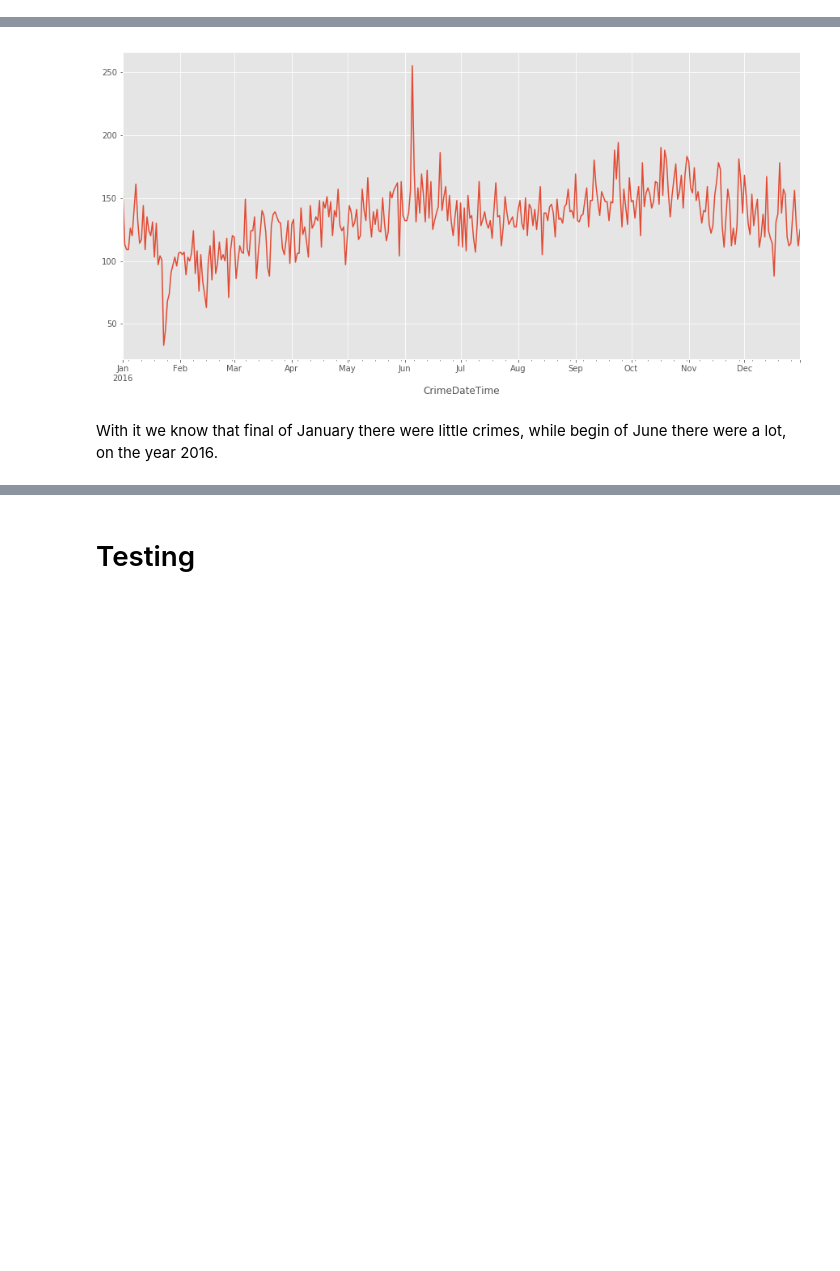
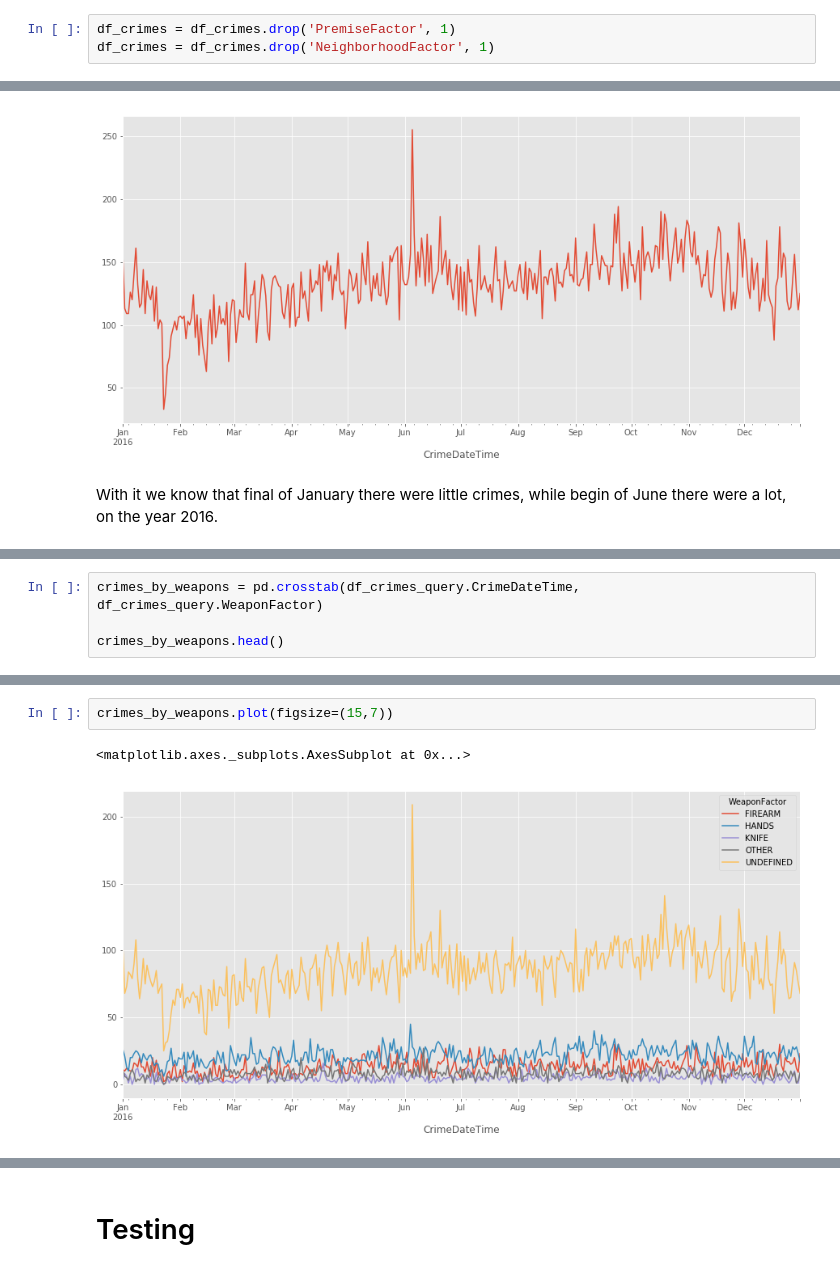
Before and after one commit to rmmariano/CAP386_intro_data_science, a Jupyter notebook: projeto/crimes_baltimore/crimes_baltimore.ipynb, the cells around one changed output, grey strips where cells are left out. Cells and saved outputs as stored; diff of their text form; blank space fills up the shorter version.

Commit message:
Time series by categories

```diff
--- a/projeto/crimes_baltimore/crimes_baltimore.ipynb
+++ b/projeto/crimes_baltimore/crimes_baltimore.ipynb
@@ -242,3 +244,6 @@ Categories (9, object): [CENTRAL, EASTERN, NORTHEASTERN, NORTHERN, ..., SOUTHEAS
+# %%
+df_crimes = df_crimes.drop('PremiseFactor', 1)
+df_crimes = df_crimes.drop('NeighborhoodFactor', 1)
 # %% [markdown]
 ## Convert the date in string to datetime
 # %% [markdown]
@@ -719,0 +733,4 @@ With it we know that final of January there were little crimes, while begin of J
+# %%
+crimes_by_weapons = pd.crosstab(df_crimes_query.CrimeDateTime, df_crimes_query.WeaponFactor)
+
+crimes_by_weapons.head()
@@ -719,0 +745,5 @@ With it we know that final of January there were little crimes, while begin of J
+# %%
+crimes_by_weapons.plot(figsize=(15,7))
+# %% [output]
+<matplotlib.axes._subplots.AxesSubplot at 0x...>
+[figure, added]
```
Also changed, not shown: parts of 29 cells of this notebook.
